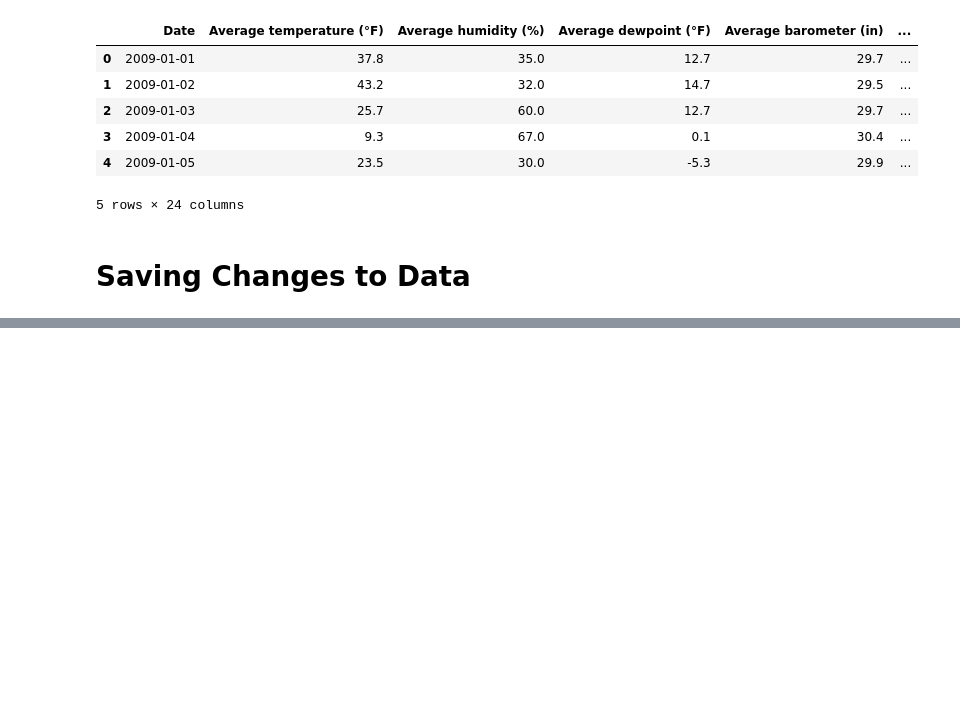
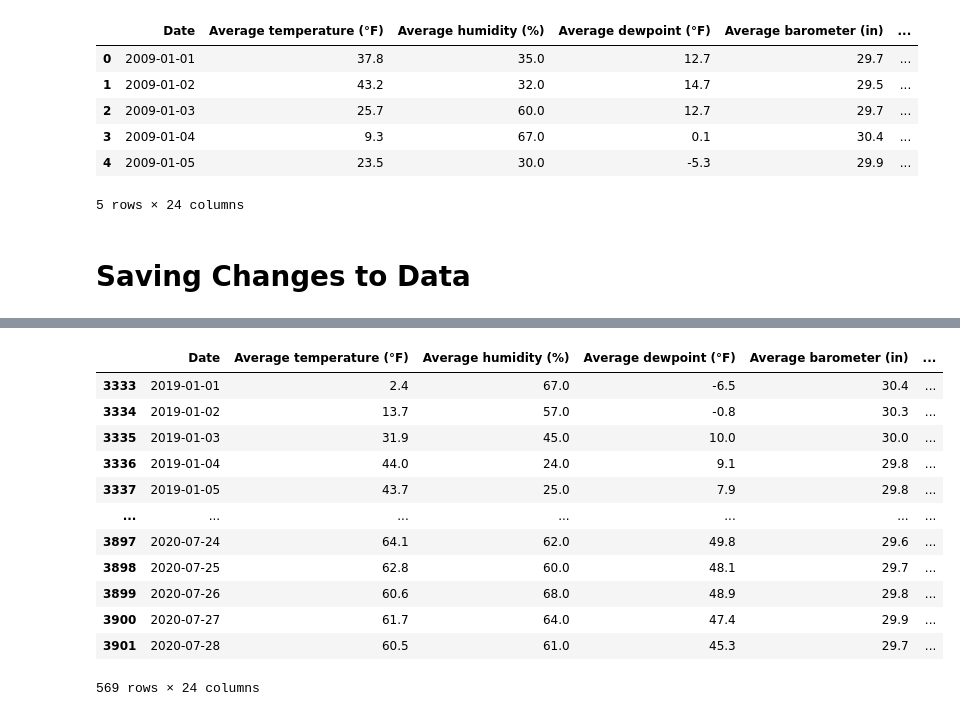
Before and after one commit to IRIDIXVdt/weather_analysis, a Jupyter notebook: dataAnalysis.ipynb, the cells around one changed output, grey strips where cells are left out. Saved outputs shown, nothing was run; the diff lists cells and outputs as text; code cells hidden in the pictures; blank space fills up the shorter version.

```diff
--- a/dataAnalysis.ipynb
+++ b/dataAnalysis.ipynb
@@ -66,0 +86,18 @@ df.to_csv('data/modified.csv',index=False)
+# %%
+import re
+# enable regular expression
+df.loc[df['Date'].str.contains('2020|2019',regex=True)]
+# %% [output]
+|  | Date | Average temperature (°F) | Average humidity (%) | Average dewpoint (°F) | Average barometer (in) | ... |
+| 3333 | 2019-01-01 | 2.4 | 67.0 | -6.5 | 30.4 | ... |
+| 3334 | 2019-01-02 | 13.7 | 57.0 | -0.8 | 30.3 | ... |
+| 3335 | 2019-01-03 | 31.9 | 45.0 | 10.0 | 30.0 | ... |
+| 3336 | 2019-01-04 | 44.0 | 24.0 | 9.1 | 29.8 | ... |
+| 3337 | 2019-01-05 | 43.7 | 25.0 | 7.9 | 29.8 | ... |
+| ... | ... | ... | ... | ... | ... | ... |
+| 3897 | 2020-07-24 | 64.1 | 62.0 | 49.8 | 29.6 | ... |
+| 3898 | 2020-07-25 | 62.8 | 60.0 | 48.1 | 29.7 | ... |
+| 3899 | 2020-07-26 | 60.6 | 68.0 | 48.9 | 29.8 | ... |
+| 3900 | 2020-07-27 | 61.7 | 64.0 | 47.4 | 29.9 | ... |
+| 3901 | 2020-07-28 | 60.5 | 61.0 | 45.3 | 29.7 | ... |
+569 rows × 24 columns
```
Also changed, not shown: parts of 2 cells of this notebook.
